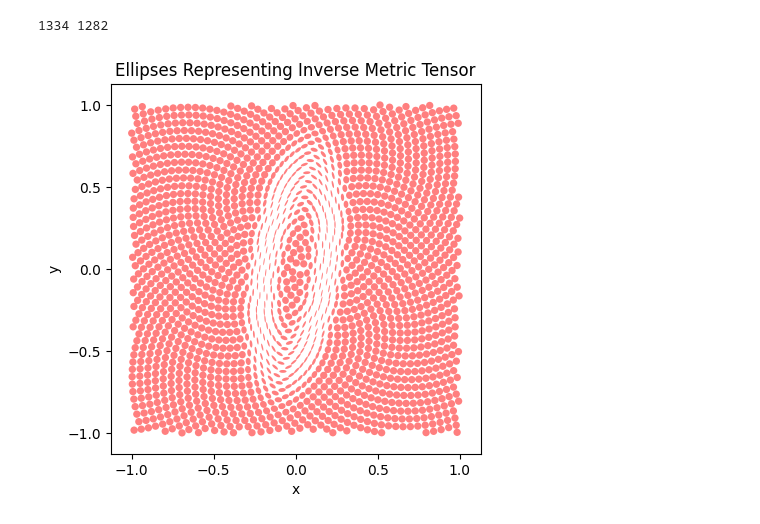
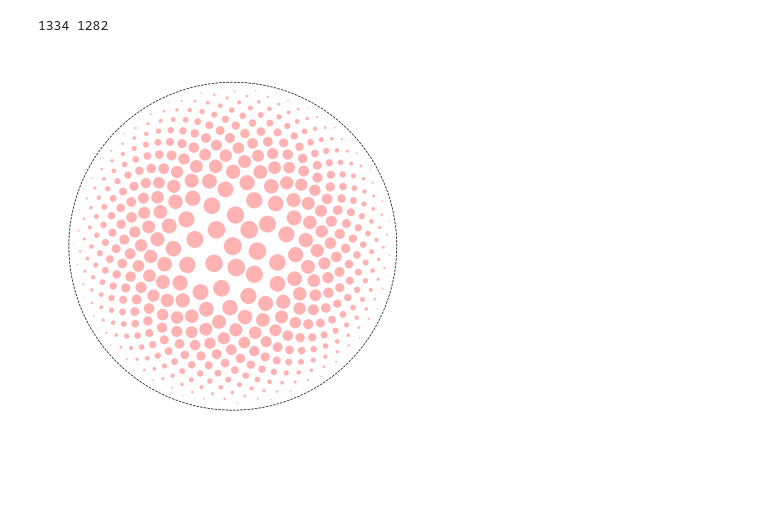
Before and after one commit to Whatisthisname/probabilistic-PDE-solver-on-manifold, a Jupyter notebook: app/discrete_exterior_calculus/unit-disc.ipynb, the cells around one changed output. Drawn from its saved outputs; the diff is of its cells as text; code cells hidden in the pictures; blank space fills up the shorter version.

```diff
--- a/app/discrete_exterior_calculus/unit-disc.ipynb
+++ b/app/discrete_exterior_calculus/unit-disc.ipynb
@@ -388,14 +401,6 @@ xs = np.linspace(-1, 1, 40)
 ys = np.linspace(-1, 1, 40)
 points = jnp.array([(x, y) for x in xs for y in ys])
 points = points[points[:, 0] ** 2 + points[:, 1] ** 2 < 1]
-
-points = sunflower_spiral_pattern_2D(3000, radius=jnp.sqrt(2))
-points = points[
-    (points[:, 0] <= 1)
-    & (points[:, 1] <= 1)
-    & (points[:, 0] >= -1)
-    & (points[:, 1] >= -1)
-]
 
 
 def embed_to_bell(point):
@@ -467,35 +472,86 @@ def globe_picture_metric(point):
     return jnp.eye(2) * interp
 
 
 # circle = ax.add_patch(
 #     plt.Circle((0, 0), 1, color="black", fill=False, lw=0.5, linestyle="--")
 # )
 ex = 1.127
 adj = -0.02
 # fig, ax = plt.subplots(figsize=(10, 10), dpi=300)
 fig, ax = plt.subplots()
 ax.set_xlim(-ex, ex)
 ax.set_ylim(-ex, ex)
 
 rectangle = plt.Rectangle(
     (-1, -1),
     2,
     2,
     color="black",
     fill=False,
     lw=0.5,
     linestyle="--",
 )
 
 
+def sunflower_spiral_pattern_2D(n: int, radius: float = 1.0) -> np.ndarray:
+    """
+    Generate the points of a sunflower spiral pattern in 2D.
+    Args:
+        n (int): The number of points to generate.
+    Returns:
+        np.ndarray: An array of shape (n, 2) containing the points of the sunflower spiral pattern.
+    """
+    # Golden ratio
+    phi = (1 + np.sqrt(5)) / 2
+    # Generate the points
+    indices = np.arange(0, n, dtype=np.float32)
+    r = ((indices / n) ** 0.3) * radius
+    theta = 2 * np.pi * phi * indices
+    x = r * np.cos(theta)
+    y = r * np.sin(theta)
+    return np.stack([x, y], axis=-1)
+
+
+points = sunflower_spiral_pattern_2D(500, radius=1)
+points = points[
+    (points[:, 0] <= 1)
+    & (points[:, 1] <= 1)
+    & (points[:, 0] >= -1)
+    & (points[:, 1] >= -1)
+]
+circle = plt.Circle(
+    (0, 0),
+    1,
+    color="black",
+    fill=False,
+    lw=0.5,
+    linestyle="--",
+)
+ax.add_patch(circle)
+
 # Draw the metric ellipses
+# draw_metric_ellipses(lambda point: 1.0 * projected_bell_metric(point), points)
+
+points = (
+    list(points) + [[-0.1, 0.1]] + [[0.1, 0.1]] + [[0.15, -0.03]] + [[0.021, -0.13]]
+)
+
+draw_metric_ellipses(
+    lambda point: 0.003 * jnp.linalg.inv(hyperbolic_metric(point)), np.array(points)
+)
 # draw_metric_ellipses(
-#     lambda point: 0.00015 * jnp.linalg.inv(spaceexpand(point)), points
+#     lambda point: 0.25 * (hyperbolic_metric(point)),
+#     points,
 # )
-draw_metric_ellipses(
-    lambda point: 0.25 * (projected_bell_metric(point)),
-    points,
+
+plt.axis("off")
+fig.savefig(
+    "../../markdown/latex/images/hyperbolic_space_tissot.png",
+    dpi=200,
+    transparent=True,
+    bbox_inches="tight",
+    pad_inches=0.1,
 )
 # %% [output]
 1334 1282
-[figure, old version]
+[figure, new version]
```
Also changed, not shown: parts of 4 cells of this notebook, 18 other files.
